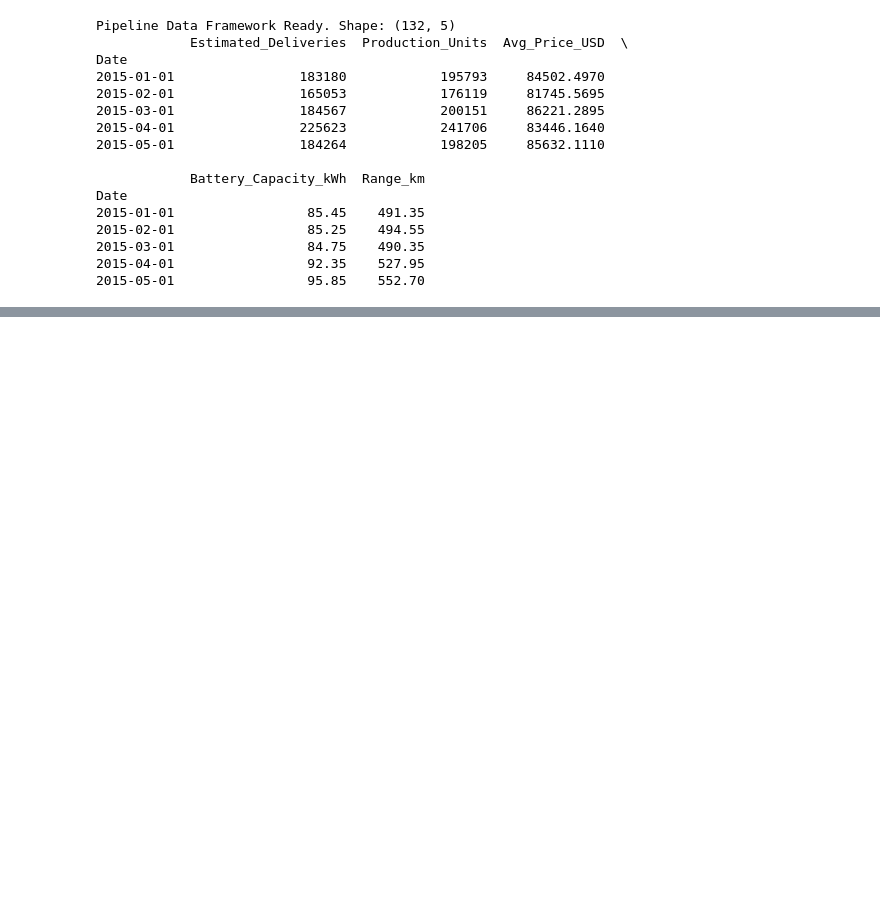
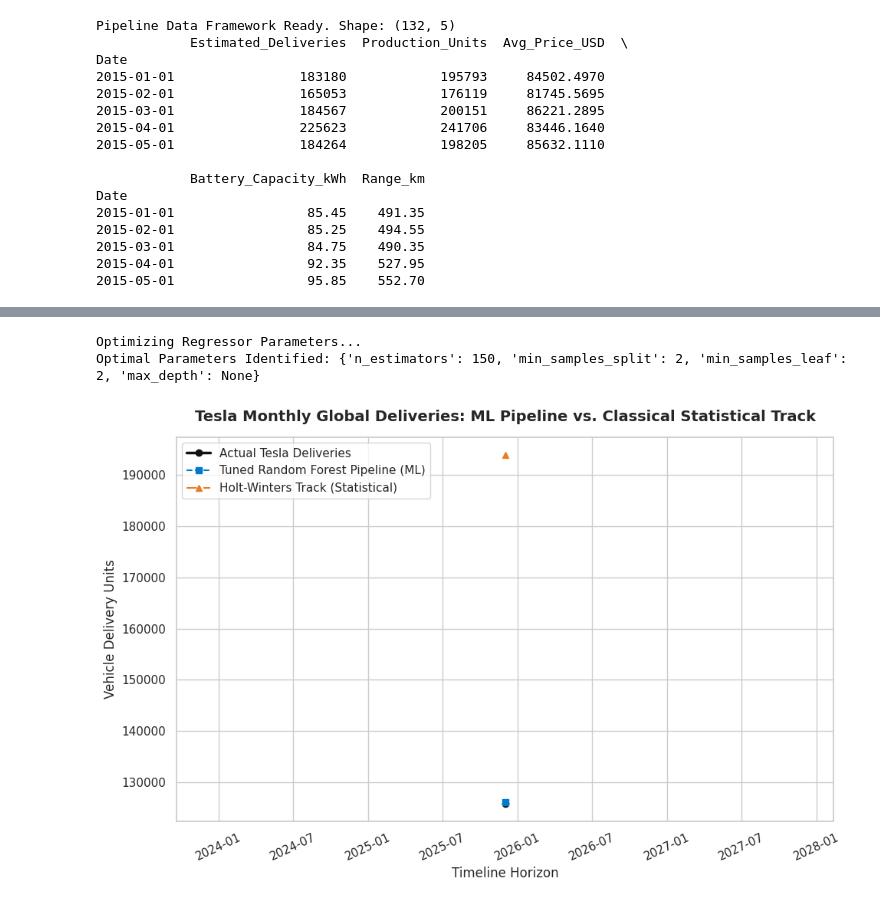
Before and after one commit to AnannyaMathewKJ/Anannya_Mathew, a Jupyter notebook: Week2_Anannya_Mathew.ipynb, the cells around one changed output, grey strips where cells are left out. Cells and saved outputs as stored; diff of their text form; code cells hidden in the pictures; blank space fills up the shorter version.

```diff
--- a/Week2_Anannya_Mathew.ipynb
+++ b/Week2_Anannya_Mathew.ipynb
@@ -272,0 +270,67 @@ Testing Horizon: 1970-01 to 1970-01 (12 months)
+# %%
+from sklearn.model_selection import RandomizedSearchCV, TimeSeriesSplit
+from sklearn.ensemble import RandomForestRegressor
+
+# Initialize base model
+rf_model = RandomForestRegressor(random_state=42)
+
+# Define hyperparameter distribution grid
+param_grid = {
+    'n_estimators': [50, 100, 150],
+    'max_depth': [None, 5, 10],
+    'min_samples_split': [2, 5],
+    'min_samples_leaf': [1, 2]
+}
+
+# Cross-validation setup for time-series data
+tscv = TimeSeriesSplit(n_splits=3)
+
+# Search setup
+rf_search = RandomizedSearchCV(estimator=rf_model, param_distributions=param_grid,
+                               n_iter=10, cv=tscv, scoring='neg_mean_squared_error',
+                               random_state=42, n_jobs=-1)
+
+print("Optimizing Regressor Parameters...")
+rf_search.fit(X_train, y_train)
+
+# Extract best model and predict
+best_rf = rf_search.best_estimator_
+y_pred_ml = best_rf.predict(X_test)
+
+print(f"Optimal Parameters Identified: {rf_search.best_params_}")
+# %% [output]
+Optimizing Regressor Parameters...
+Optimal Parameters Identified: {'n_estimators': 150, 'min_samples_split': 2, 'min_samples_leaf': 2, 'max_depth': None}
+# %%
+from statsmodels.tsa.holtwinters import ExponentialSmoothing
+import matplotlib.pyplot as plt
+import seaborn as sns
+
+# 1. Fit Classical Time Series Model (Holt-Winters)
+# We aggregate training data by date to ensure a continuous index for the statistical model
+y_train_grouped = y_train.groupby(level=0).sum()
+y_test_grouped = y_test.groupby(level=0).sum()
+
+ts_baseline = ExponentialSmoothing(y_train_grouped, seasonal_periods=12, trend='add', seasonal='add')
+ts_fitted = ts_baseline.fit()
+y_pred_stat = ts_fitted.forecast(steps=len(y_test_grouped))
+
+# Align ML predictions by date for a fair graphical comparison
+ml_results = pd.DataFrame({'Actual': y_test, 'Predicted': y_pred_ml}, index=y_test.index)
+ml_grouped = ml_results.groupby(level=0).sum()
+
+# 2. Performance Comparison Charts
+plt.figure(figsize=(10, 6.5))
+plt.plot(y_test_grouped.index, y_test_grouped.values, label='Actual Tesla Deliveries', color='#111111', linewidth=2.5, marker='o')
+plt.plot(ml_grouped.index, ml_grouped['Predicted'], label='Tuned Random Forest Pipeline (ML)', color='#007acc', linestyle='--', marker='s')
+plt.plot(y_test_grouped.index, y_pred_stat.values, label='Holt-Winters Track (Statistical)', color='#e67e22', linestyle='-.', marker='^')
+
+plt.title('Tesla Monthly Global Deliveries: ML Pipeline vs. Classical Statistical Track', fontsize=14, fontweight='bold', pad=15)
+plt.xlabel('Timeline Horizon', fontsize=12)
+plt.ylabel('Vehicle Delivery Units', fontsize=12)
+plt.legend(fontsize=11, loc='upper left')
+plt.xticks(rotation=25)
+plt.tight_layout()
+plt.show()
+# %% [output]
+[figure, added]
```
Also changed, not shown: parts of 3 cells of this notebook.
